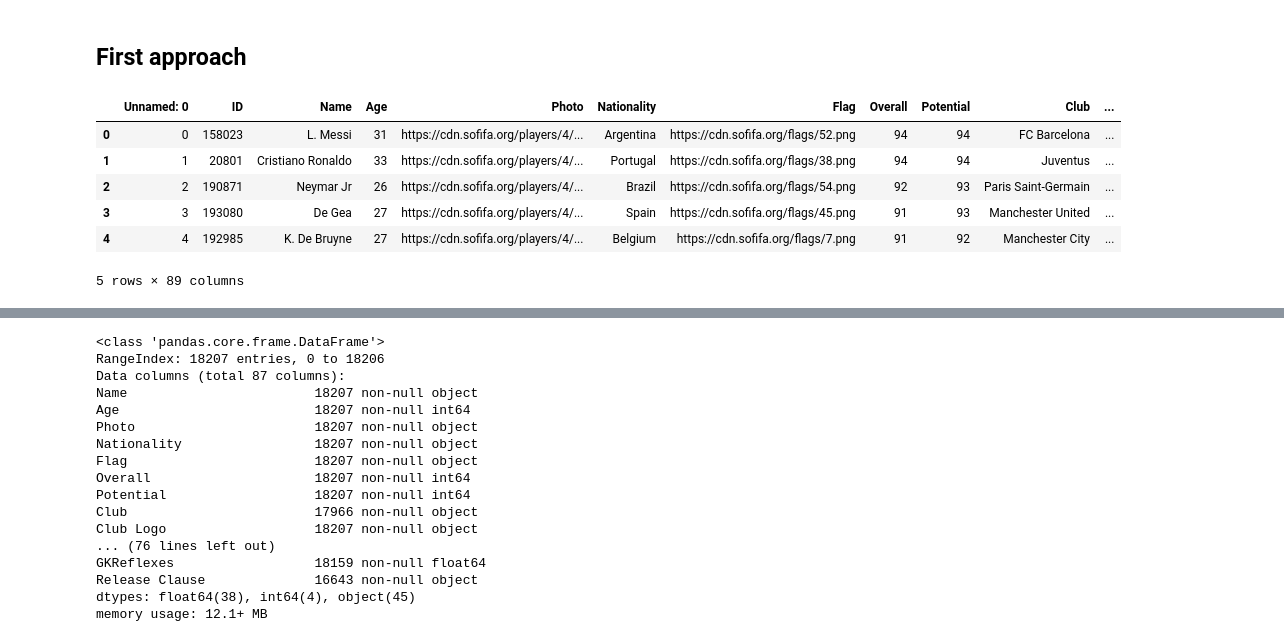
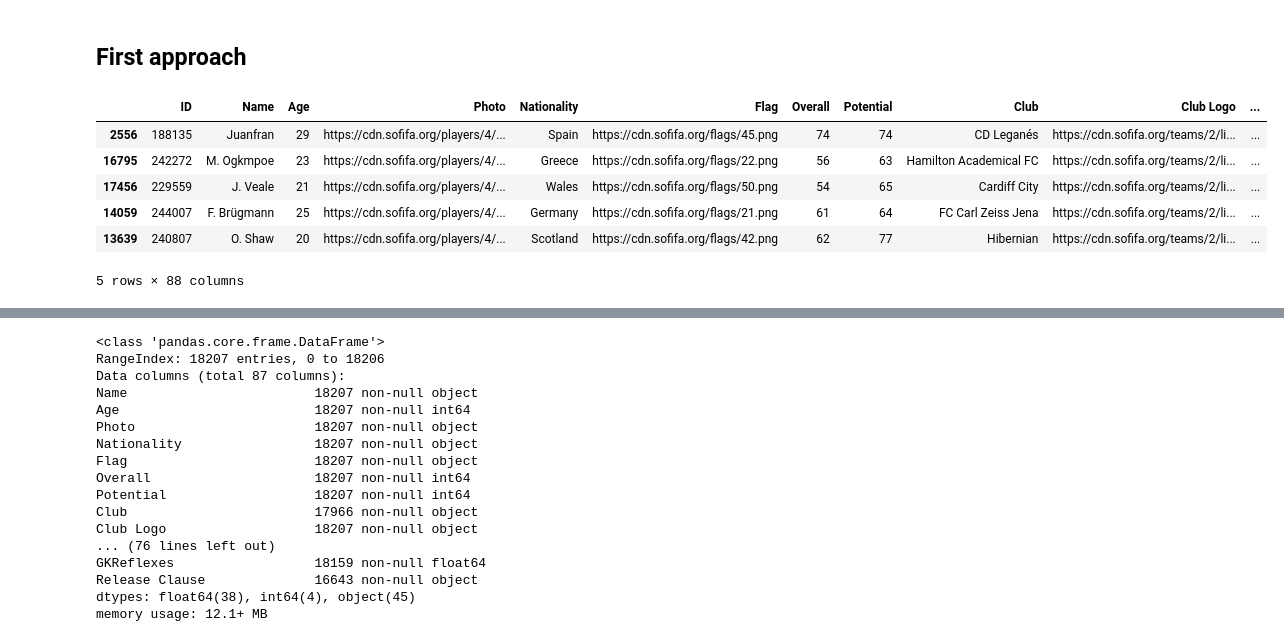
Before and after one commit to tgey/HubNotebooks, a Jupyter notebook: jupyter/notebooks/eda/fifa_eda.ipynb, the cells around one changed output, grey strips where cells are left out. Saved outputs shown, nothing was run; the diff lists cells and outputs as text; code cells hidden in the pictures.

```diff
--- a/jupyter/notebooks/eda/fifa_eda.ipynb
+++ b/jupyter/notebooks/eda/fifa_eda.ipynb
@@ -30,16 +30,16 @@ allDone()
 [interactive output not drawn]
 # %% [markdown]
 ## First approach
-# %%
-data.head()
-# %% [output]
-|  | Unnamed: 0 | ID | Name | Age | Photo | Nationality | Flag | Overall | Potential | Club | ... |
-| 0 | 0 | 158023 | L. Messi | 31 | https://cdn.sofifa.org/players/4/... | Argentina | https://cdn.sofifa.org/flags/52.png | 94 | 94 | FC Barcelona | ... |
-| 1 | 1 | 20801 | Cristiano Ronaldo | 33 | https://cdn.sofifa.org/players/4/... | Portugal | https://cdn.sofifa.org/flags/38.png | 94 | 94 | Juventus | ... |
-| 2 | 2 | 190871 | Neymar Jr | 26 | https://cdn.sofifa.org/players/4/... | Brazil | https://cdn.sofifa.org/flags/54.png | 92 | 93 | Paris Saint-Germain | ... |
-| 3 | 3 | 193080 | De Gea | 27 | https://cdn.sofifa.org/players/4/... | Spain | https://cdn.sofifa.org/flags/45.png | 91 | 93 | Manchester United | ... |
-| 4 | 4 | 192985 | K. De Bruyne | 27 | https://cdn.sofifa.org/players/4/... | Belgium | https://cdn.sofifa.org/flags/7.png | 91 | 92 | Manchester City | ... |
-5 rows × 89 columns
+# %%
+data.sample(5)
+# %% [output]
+|  | ID | Name | Age | Photo | Nationality | Flag | Overall | Potential | Club | Club Logo | ... |
+| 2556 | 188135 | Juanfran | 29 | https://cdn.sofifa.org/players/4/... | Spain | https://cdn.sofifa.org/flags/45.png | 74 | 74 | CD Leganés | https://cdn.sofifa.org/teams/2/li... | ... |
+| 16795 | 242272 | M. Ogkmpoe | 23 | https://cdn.sofifa.org/players/4/... | Greece | https://cdn.sofifa.org/flags/22.png | 56 | 63 | Hamilton Academical FC | https://cdn.sofifa.org/teams/2/li... | ... |
+| 17456 | 229559 | J. Veale | 21 | https://cdn.sofifa.org/players/4/... | Wales | https://cdn.sofifa.org/flags/50.png | 54 | 65 | Cardiff City | https://cdn.sofifa.org/teams/2/li... | ... |
+| 14059 | 244007 | F. Brügmann | 25 | https://cdn.sofifa.org/players/4/... | Germany | https://cdn.sofifa.org/flags/21.png | 61 | 64 | FC Carl Zeiss Jena | https://cdn.sofifa.org/teams/2/li... | ... |
+| 13639 | 240807 | O. Shaw | 20 | https://cdn.sofifa.org/players/4/... | Scotland | https://cdn.sofifa.org/flags/42.png | 62 | 77 | Hibernian | https://cdn.sofifa.org/teams/2/li... | ... |
+5 rows × 88 columns
 # %%
 data.sample(5)
 # %% [output]
```
Also changed, not shown: parts of 4 cells of this notebook, 6 other files.
